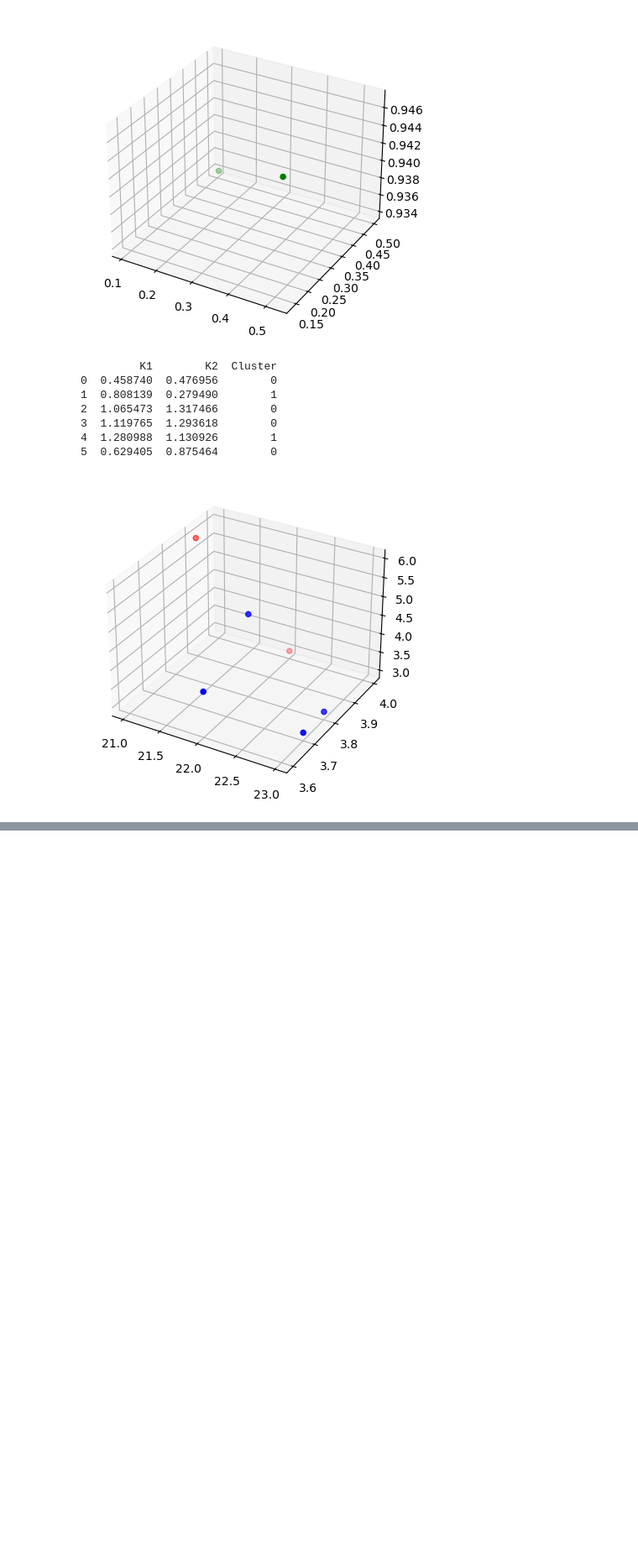
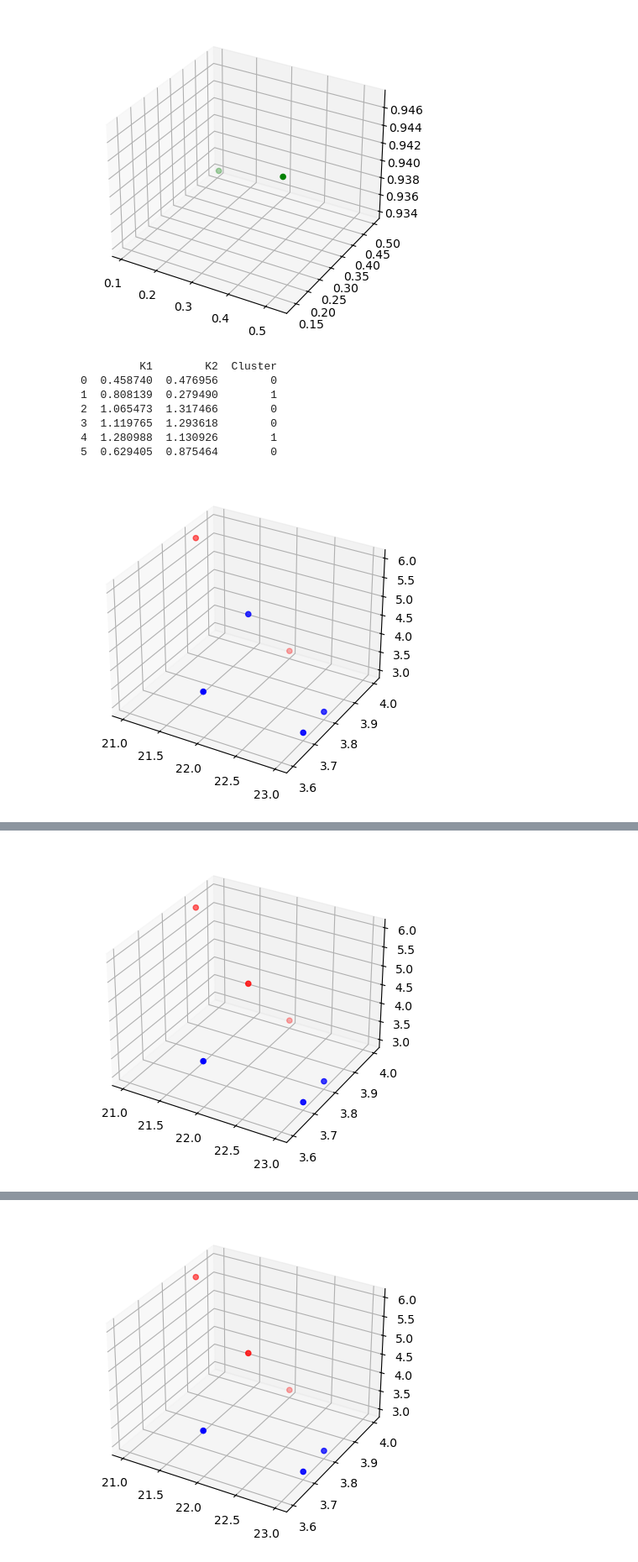
Before and after one commit to hawerforerouniandes/Mineria-Datos-2025-I, a Jupyter notebook: k-means.ipynb, the cells around one changed output, grey strips where cells are left out. Shown at 84% size. Drawn from its saved outputs; the diff is of its cells as text; code cells hidden in the pictures; blank space fills up the shorter version.

```diff
--- a/k-means.ipynb
+++ b/k-means.ipynb
@@ -122,3 +122,79 @@ ax1.scatter(x, y, z, c=asignar, marker='o')
 plt.show()
 # %% [output]
 [figure]
+# %%
+# N iteraciones
+
+def calcular_promedio(scaled_df, cluster, cluster_id):
+    sumax = 0.0
+    sumay = 0.0
+    sumaz = 0.0
+    promx = 0.0
+    promy = 0.0
+    promz = 0.0
+    cant = 0
+    for i in range(0, len(scaled_df['x'])):
+        if(cluster[i]==cluster_id):
+            cant = cant+1
+            sumax = sumax + scaled_df['x'][i]
+            sumay = sumay + scaled_df['y'][i]
+            sumaz = sumaz + scaled_df['z'][i]
+
+    promx = sumax/cant;
+    promy = sumay/cant;
+    promz = sumaz/cant;
+
+    return promx, promy, promz
+
+ciclo = 1
+iteracion = 0;
+clusterN = [0,0,0,0,0,0]
+
+while ciclo == 1:
+    iteracion = iteracion +1
+    print("ITERACIÓN ", iteracion)
+    print("**Centroides**")
+    k1x, k1y, k1z = calcular_promedio(scaled_df, cluster, 0)
+    k2x, k2y, k2z = calcular_promedio(scaled_df, cluster, 1)
+
+    cx = [k1x, k2x]
+    cy = [k1y, k2y]
+    cz = [k1z, k2z]
+
+    print(pd.DataFrame({"X": cx, "Y": cy, "Z": cz}))
+
+    for i in range(0, len(scaled_df['x'])):
+        distC1[i] = calcular_distancia(scaled_df['x'][i], scaled_df['y'][i], scaled_df['z'][i], cx[0], cy[0], cz[0])
+        distC2[i] = calcular_distancia(scaled_df['x'][i], scaled_df['y'][i], scaled_df['z'][i], cx[1], cy[1], cz[1])
+        if distC1[i] < distC2[i]:
+            clusterN[i] = 0
+        else:
+            clusterN[i] = 1
+
+    print(pd.DataFrame({"K1": distC1, "K2": distC2, "Cluster": clusterN, "Cluster anterior": cluster}))
+
+    diferentes = 0
+    for i in range(0, len(clusterN)):
+        if(cluster[i]!=clusterN[i]):
+            diferentes = 1
+            break
+    if(diferentes == 0):
+        ciclo = 0
+    else:
+        ciclo = 1
+        for i in range(0, len(clusterN)):
+            cluster[i] = clusterN[i]
+
+    fig = plt.figure()
+    ax1 = fig.add_subplot(111, projection='3d')
+
+    colores=['blue','red','green','blue','cyan','yellow','orange','black','pink','brown','purple']
+    asignar=[]
+
+    for row in cluster:
+        asignar.append(colores[row])
+
+    ax1.scatter(x, y, z, c=asignar, marker='o')
+
+    plt.show()
+# %% [output]
@@ -124,0 +213 @@ plt.show()
+[figure, added]
@@ -124,0 +226 @@ plt.show()
+[figure, added]
```
Also changed, not shown: parts of 1 cell of this notebook.
